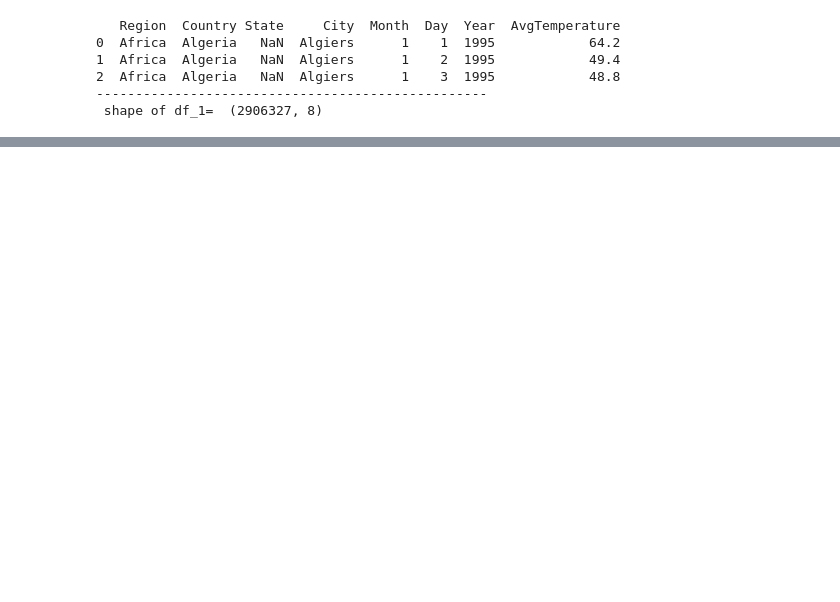
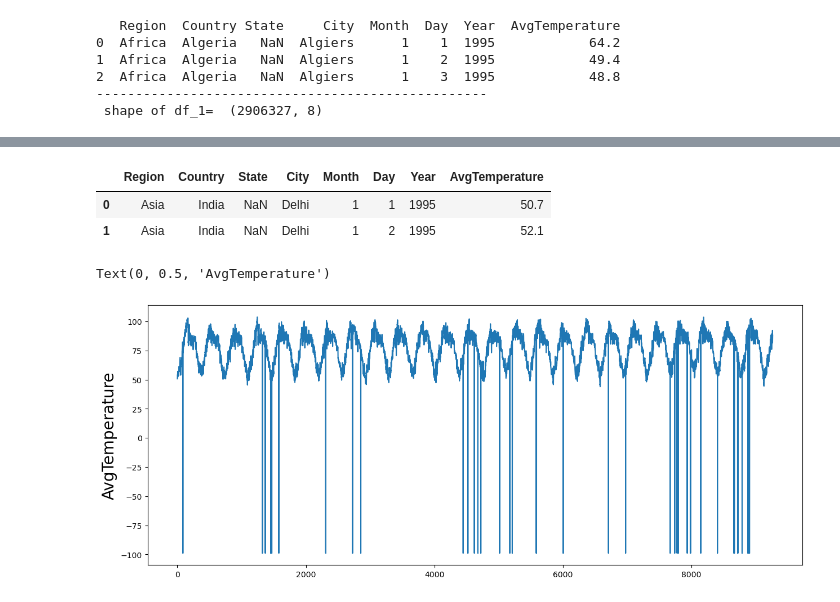
Before and after one commit to sidiquegithub/FIRST-REPO, a Jupyter notebook: CODE/Untitled.ipynb, the cells around one changed output, grey strips where cells are left out. Cells and saved outputs as stored; diff of their text form; code cells hidden in the pictures; blank space fills up the shorter version.

```diff
--- a/CODE/Untitled.ipynb
+++ b/CODE/Untitled.ipynb
@@ -18,0 +23,3 @@ print(' shape of df_1= ', df_1.shape)
+# %%
+# Create a sub dataframe for temperature in delhi
+delhi = df_1[(df_1['Country'] == 'India') & (df_1['City'] == 'Delhi')]
@@ -18,0 +60,16 @@ print(' shape of df_1= ', df_1.shape)
+# %%
+# Reset Index
+delhi = delhi.reset_index(drop=True)
+# %%
+delhi.head(2)
+# %% [output]
+|  | Region | Country | State | City | Month | Day | Year | AvgTemperature |
+| 0 | Asia | India | NaN | Delhi | 1 | 1 | 1995 | 50.7 |
+| 1 | Asia | India | NaN | Delhi | 1 | 2 | 1995 | 52.1 |
+# %%
+plt.figure(figsize=(15,6))
+plt.plot(delhi['AvgTemperature'])
+plt.ylabel("AvgTemperature",fontsize = 20)
+# %% [output]
+Text(0, 0.5, 'AvgTemperature')
+[figure, added]
```
Also changed, not shown: parts of 14 cells of this notebook.
